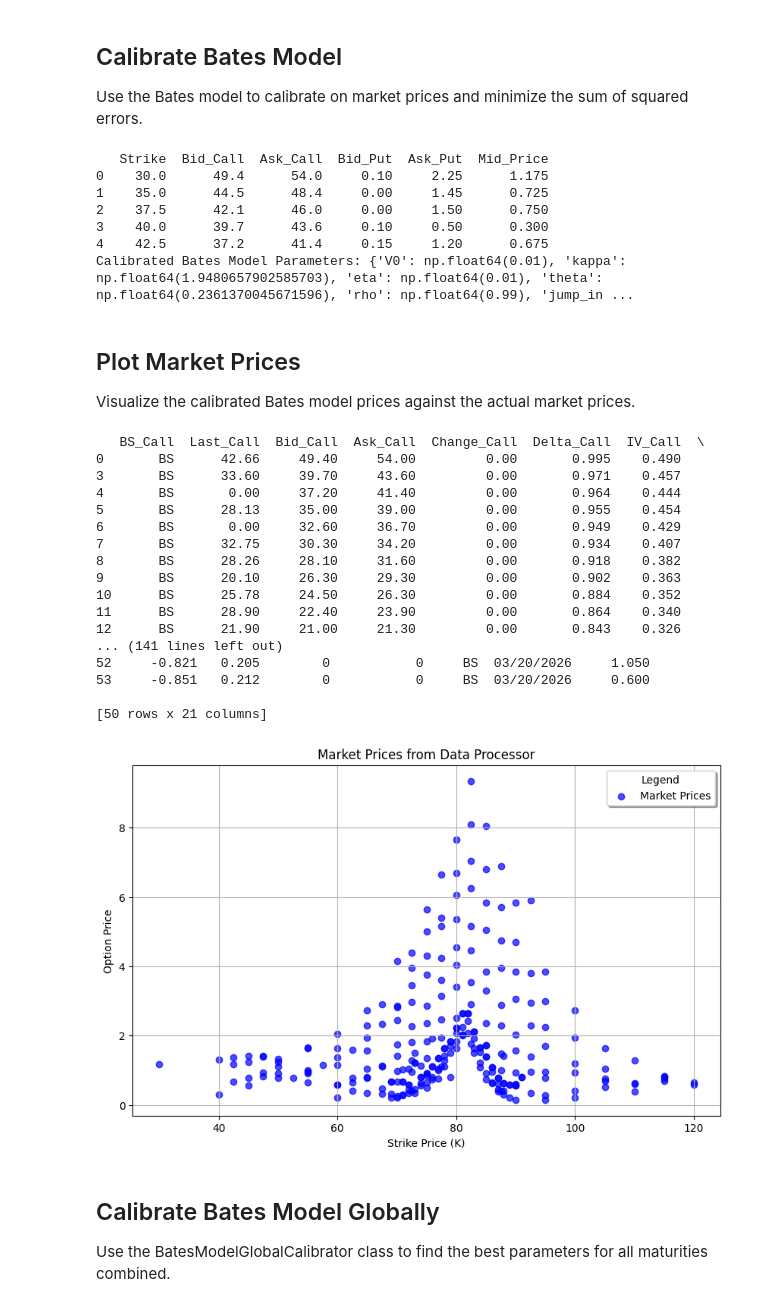
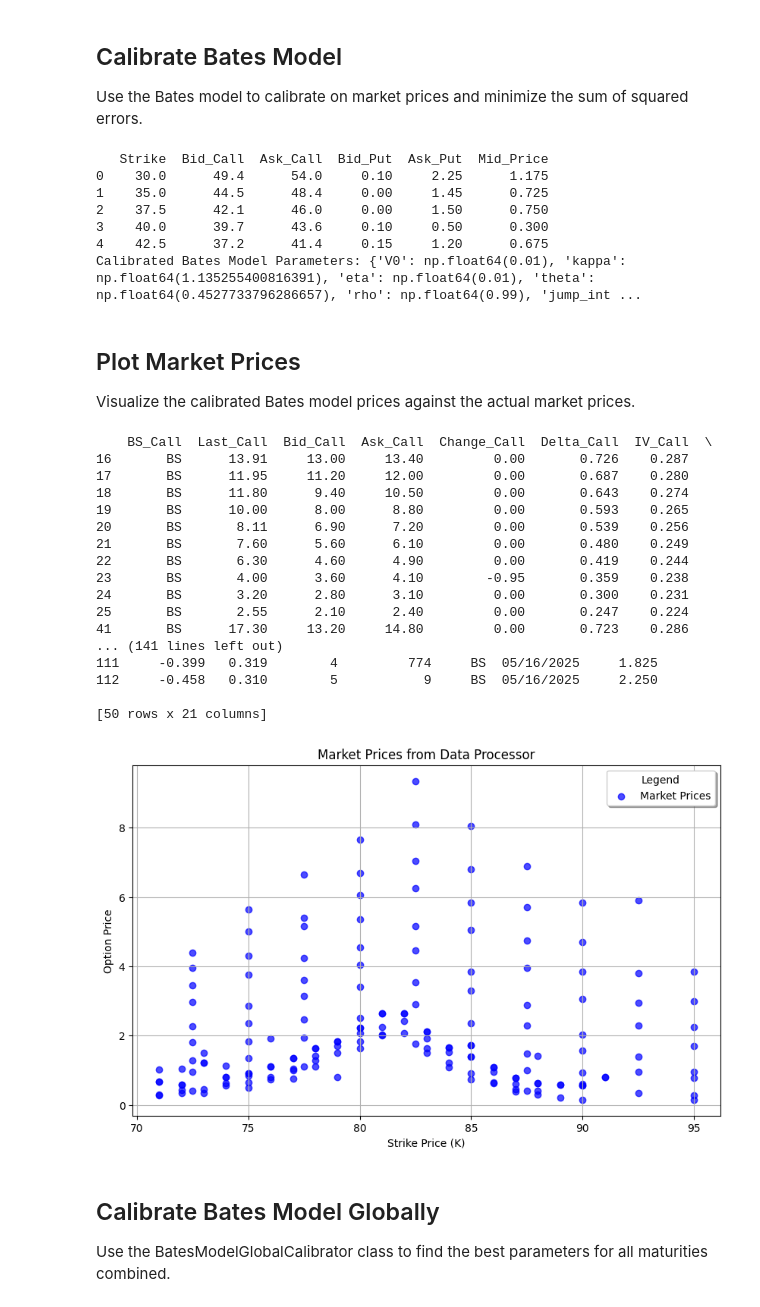
Before and after one commit to MichaelCarloH/bonus-certificate-bates-hedging, a Jupyter notebook: notebooks/bc_pricing.ipynb, the cells around one changed output. Saved outputs shown, nothing was run; the diff lists cells and outputs as text; code cells hidden in the pictures.

```diff
--- a/notebooks/bc_pricing.ipynb
+++ b/notebooks/bc_pricing.ipynb
@@ -109,6 +109,9 @@ for file in all_files:
     data_frames.append(df)
 
 combined_data = pd.concat(data_frames, ignore_index=True)
+
+# Filter out strikes between 70 and 100
+combined_data = combined_data[(combined_data['Strike'] < 70) | (combined_data['Strike'] > 100)]
 
 # Add a new column 'Mid_Price' based on the condition
 combined_data['Mid_Price'] = combined_data.apply(
@@ -132,7 +135,7 @@ print("Calibrated Bates Model Parameters:", calibrated_params)
 2    37.5      42.1      46.0     0.00     1.50      0.750
 3    40.0      39.7      43.6     0.10     0.50      0.300
 4    42.5      37.2      41.4     0.15     1.20      0.675
-Calibrated Bates Model Parameters: {'V0': np.float64(0.01), 'kappa': np.float64(1.9480657902585703), 'eta': np.float64(0.01), 'theta': np.float64(0.2361370045671596), 'rho': np.float64(0.99), 'jump_in ...
+Calibrated Bates Model Parameters: {'V0': np.float64(0.01), 'kappa': np.float64(1.135255400816391), 'eta': np.float64(0.01), 'theta': np.float64(0.4527733796286657), 'rho': np.float64(0.99), 'jump_int ...
 # %% [markdown]
 ## Plot Market Prices
 Visualize the calibrated Bates model prices against the actual market prices.
@@ -143,48 +146,49 @@ from src.data_processing.market_data_processor import MarketDataProcessor
 # Initialize the MarketDataProcessor
 data_folder = '../data/marketDataClose25-04'
 S0 = 81.25
 processor = MarketDataProcessor(data_folder, S0)
 processor.load_and_process_data()
 
 # Access the combined data
 combined_data = processor.combined_data
 # Drop rows where Bid_Call or Bid_Put is 0
 combined_data = combined_data[(combined_data['Bid_Call'] > 0) & (combined_data['Bid_Put'] > 0)]
+combined_data = combined_data[(combined_data['Strike'] > 70) & (combined_data['Strike'] < 100)]
 
 print(combined_data.head(50))
 
 # Plot market prices
 plt.figure(figsize=(10, 6))
 plt.scatter(combined_data['Strike'], combined_data['Mid_Price'], label='Market Prices', color='blue', marker='o', alpha=0.7)
 
 # Add labels, title, and legend
 plt.xlabel('Strike Price (K)')
 plt.ylabel('Option Price')
 plt.title('Market Prices from Data Processor')
 plt.legend(title='Legend', loc='best', fancybox=True, shadow=True)
 plt.grid(True)
 
 # Show the plot
 plt.show()
 # %% [output]
-   BS_Call  Last_Call  Bid_Call  Ask_Call  Change_Call  Delta_Call  IV_Call  \
-0       BS      42.66     49.40     54.00         0.00       0.995    0.490
-3       BS      33.60     39.70     43.60         0.00       0.971    0.457
-4       BS       0.00     37.20     41.40         0.00       0.964    0.444
-5       BS      28.13     35.00     39.00         0.00       0.955    0.454
-6       BS       0.00     32.60     36.70         0.00       0.949    0.429
-7       BS      32.75     30.30     34.20         0.00       0.934    0.407
-8       BS      28.26     28.10     31.60         0.00       0.918    0.382
-9       BS      20.10     26.30     29.30         0.00       0.902    0.363
-10      BS      25.78     24.50     26.30         0.00       0.884    0.352
-11      BS      28.90     22.40     23.90         0.00       0.864    0.340
-12      BS      21.90     21.00     21.30         0.00       0.843    0.326
+    BS_Call  Last_Call  Bid_Call  Ask_Call  Change_Call  Delta_Call  IV_Call  \
+16       BS      13.91     13.00     13.40         0.00       0.726    0.287
+17       BS      11.95     11.20     12.00         0.00       0.687    0.280
+18       BS      11.80      9.40     10.50         0.00       0.643    0.274
+19       BS      10.00      8.00      8.80         0.00       0.593    0.265
+20       BS       8.11      6.90      7.20         0.00       0.539    0.256
+21       BS       7.60      5.60      6.10         0.00       0.480    0.249
+22       BS       6.30      4.60      4.90         0.00       0.419    0.244
+23       BS       4.00      3.60      4.10        -0.95       0.359    0.238
+24       BS       3.20      2.80      3.10         0.00       0.300    0.231
+25       BS       2.55      2.10      2.40         0.00       0.247    0.224
+41       BS      17.30     13.20     14.80         0.00       0.723    0.286
 ... (141 lines left out)
-52     -0.821   0.205        0           0     BS  03/20/2026     1.050
-53     -0.851   0.212        0           0     BS  03/20/2026     0.600
+111     -0.399   0.319        4         774     BS  05/16/2025     1.825
+112     -0.458   0.310        5           9     BS  05/16/2025     2.250
 
 [50 rows x 21 columns]
-[figure, old version]
+[figure, new version]
 # %% [markdown]
 ## Calibrate Bates Model Globally
 Use the BatesModelGlobalCalibrator class to find the best parameters for all maturities combined.
```
Also changed, not shown: parts of 16 cells of this notebook, 1 other file.
